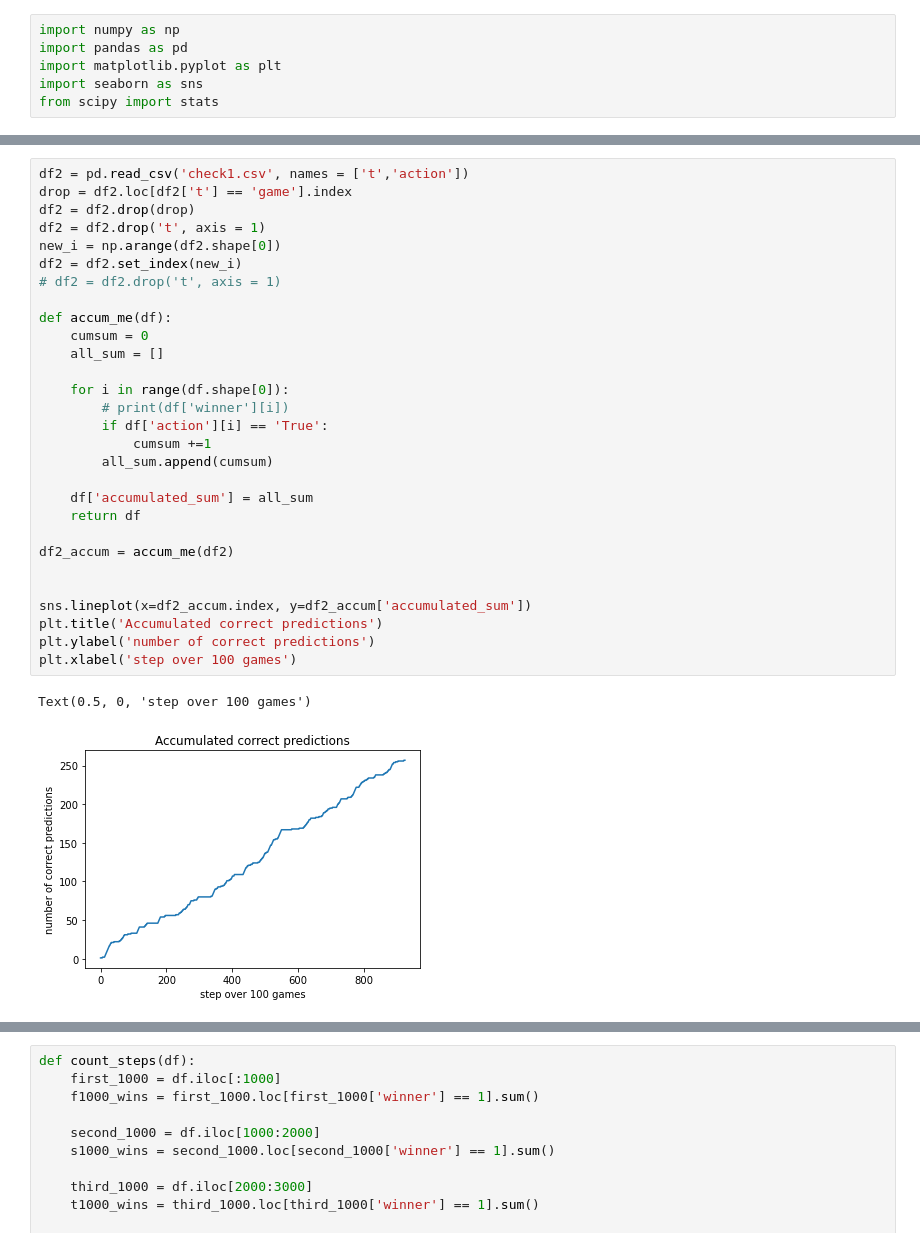
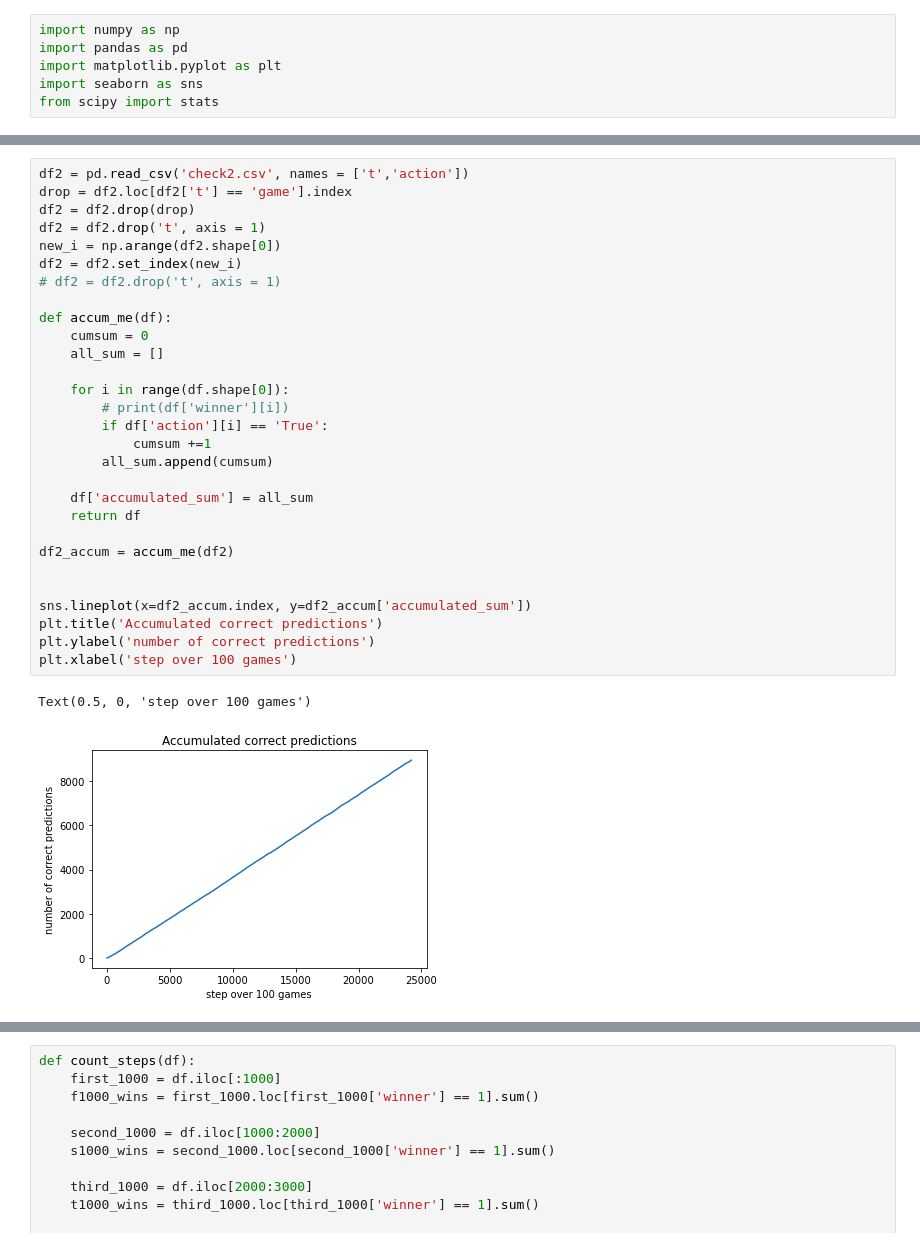
Before and after one commit to mikayla-anne/Honours-Research, a Jupyter notebook: Untitled2.ipynb, the cells around one changed output, grey strips where cells are left out. Drawn from its saved outputs; the diff is of its cells as text.

```diff
--- a/Untitled2.ipynb
+++ b/Untitled2.ipynb
@@ -28,35 +28,35 @@ df
 | 4999 | 0 |
 5000 rows × 1 columns
 # %%
-df2 = pd.read_csv('check1.csv', names = ['t','action'])
+df2 = pd.read_csv('check2.csv', names = ['t','action'])
 drop = df2.loc[df2['t'] == 'game'].index
 df2 = df2.drop(drop)
 df2 = df2.drop('t', axis = 1)
 new_i = np.arange(df2.shape[0])
 df2 = df2.set_index(new_i)
 # df2 = df2.drop('t', axis = 1)
 
 def accum_me(df):
     cumsum = 0
     all_sum = []
 
     for i in range(df.shape[0]):
         # print(df['winner'][i])
         if df['action'][i] == 'True':
             cumsum +=1
         all_sum.append(cumsum)
 
     df['accumulated_sum'] = all_sum
     return df
 
 df2_accum = accum_me(df2)
 
 
 sns.lineplot(x=df2_accum.index, y=df2_accum['accumulated_sum'])
 plt.title('Accumulated correct predictions')
 plt.ylabel('number of correct predictions')
 plt.xlabel('step over 100 games')
 # %% [output]
 Text(0.5, 0, 'step over 100 games')
-[figure, old version]
+[figure, new version]
 # %%
```
Also changed, not shown: parts of 5 cells of this notebook, 9 other files.
